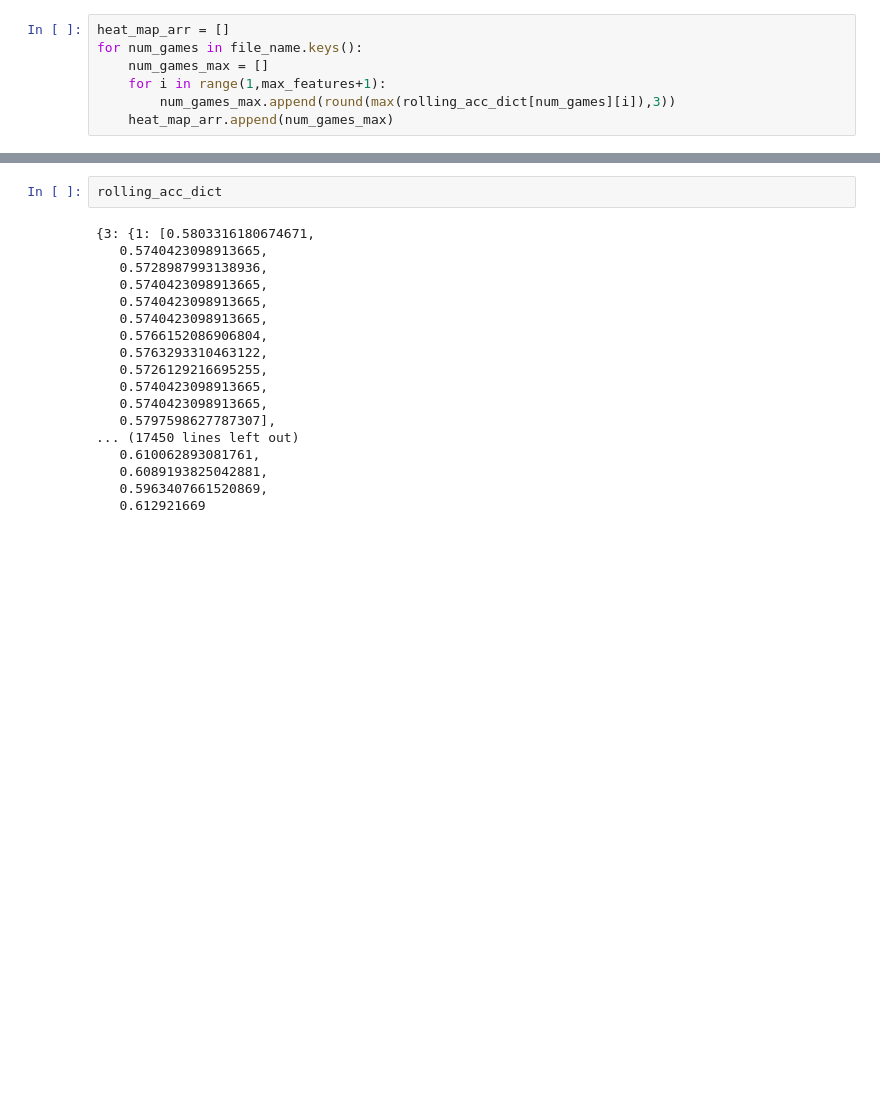
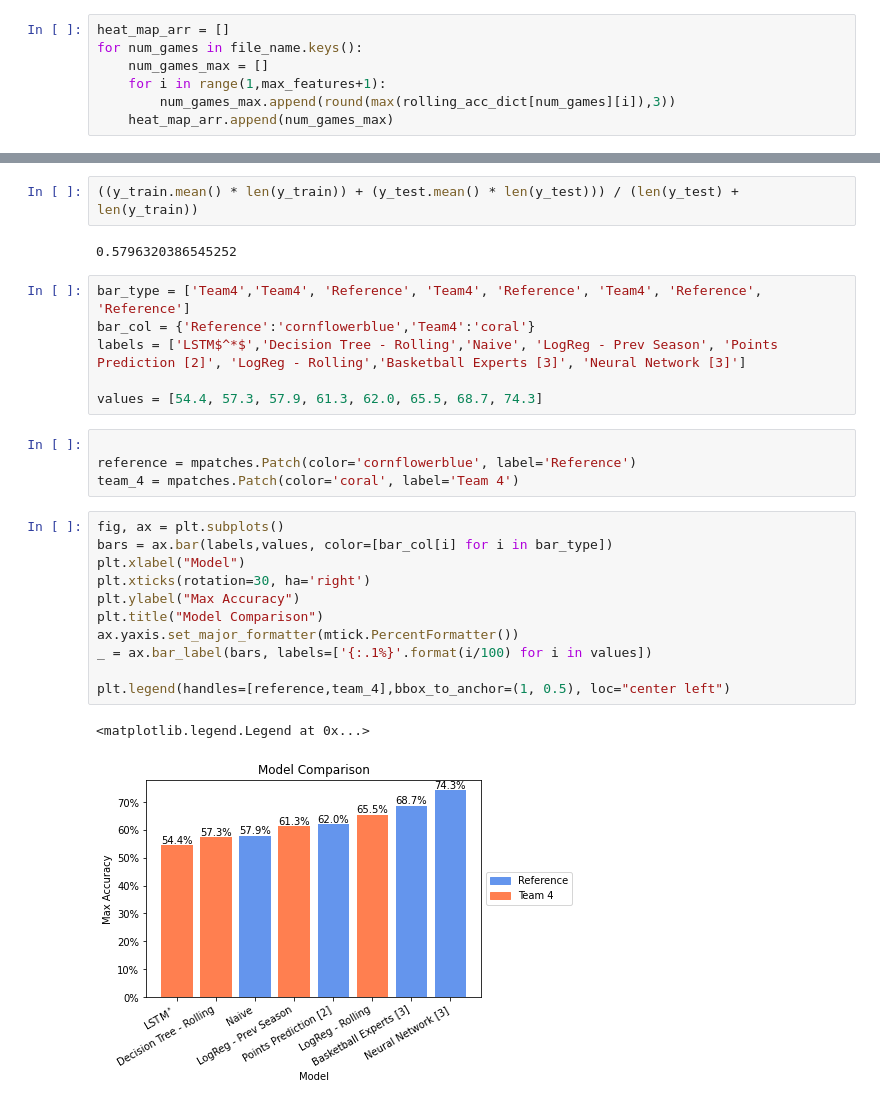
Before and after one commit to Tjrichards1300/NBAPredictions, a Jupyter notebook: code/Models/LogisticRegression.ipynb, the cells around one changed output, grey strips where cells are left out. Saved outputs shown, nothing was run; the diff lists cells and outputs as text; blank space fills up the shorter version.

```diff
--- a/code/Models/LogisticRegression.ipynb
+++ b/code/Models/LogisticRegression.ipynb
@@ -146,20 +148,28 @@ Text(0.5, 1.0, 'Logistic Regression Accuracy Heatmap')
-# %%
-rolling_acc_dict
-# %% [output]
-{3: {1: [0.5803316180674671,
-   0.5740423098913665,
-   0.5728987993138936,
-   0.5740423098913665,
-   0.5740423098913665,
-   0.5740423098913665,
-   0.5766152086906804,
-   0.5763293310463122,
-   0.5726129216695255,
-   0.5740423098913665,
-   0.5740423098913665,
-   0.5797598627787307],
-... (17450 lines left out)
-   0.610062893081761,
-   0.6089193825042881,
-   0.5963407661520869,
-   0.612921669
+# %%
+((y_train.mean() * len(y_train)) + (y_test.mean() * len(y_test))) / (len(y_test) + len(y_train))
+# %% [output]
+0.5796320386545252
+# %%
+bar_type = ['Team4','Team4', 'Reference', 'Team4', 'Reference', 'Team4', 'Reference', 'Reference']
+bar_col = {'Reference':'cornflowerblue','Team4':'coral'}
+labels = ['LSTM$^*$','Decision Tree - Rolling','Naive', 'LogReg - Prev Season', 'Points Prediction [2]', 'LogReg - Rolling','Basketball Experts [3]', 'Neural Network [3]']
+
+values = [54.4, 57.3, 57.9, 61.3, 62.0, 65.5, 68.7, 74.3]
+# %%
+
+reference = mpatches.Patch(color='cornflowerblue', label='Reference')
+team_4 = mpatches.Patch(color='coral', label='Team 4')
+# %%
+fig, ax = plt.subplots()
+bars = ax.bar(labels,values, color=[bar_col[i] for i in bar_type])
+plt.xlabel("Model")
+plt.xticks(rotation=30, ha='right')
+plt.ylabel("Max Accuracy")
+plt.title("Model Comparison")
+ax.yaxis.set_major_formatter(mtick.PercentFormatter())
+_ = ax.bar_label(bars, labels=['{:.1%}'.format(i/100) for i in values])
+
+plt.legend(handles=[reference,team_4],bbox_to_anchor=(1, 0.5), loc="center left")
+# %% [output]
+<matplotlib.legend.Legend at 0x...>
+[figure, added]
```
Also changed, not shown: parts of 6 cells of this notebook, 8 other files.
